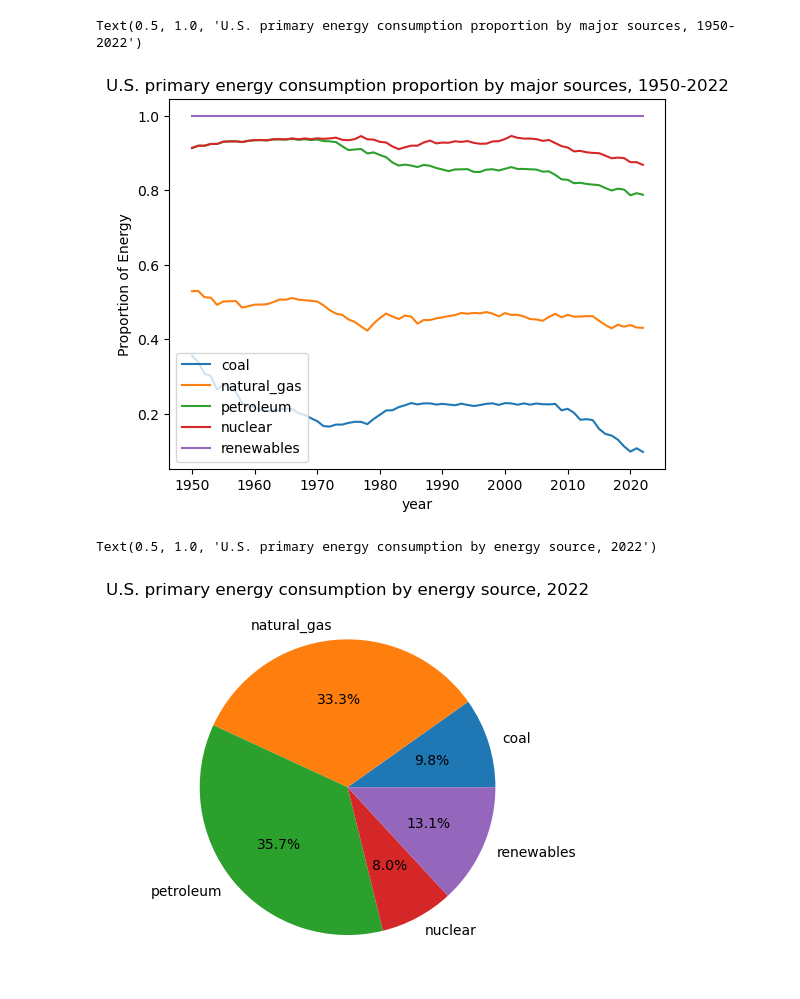
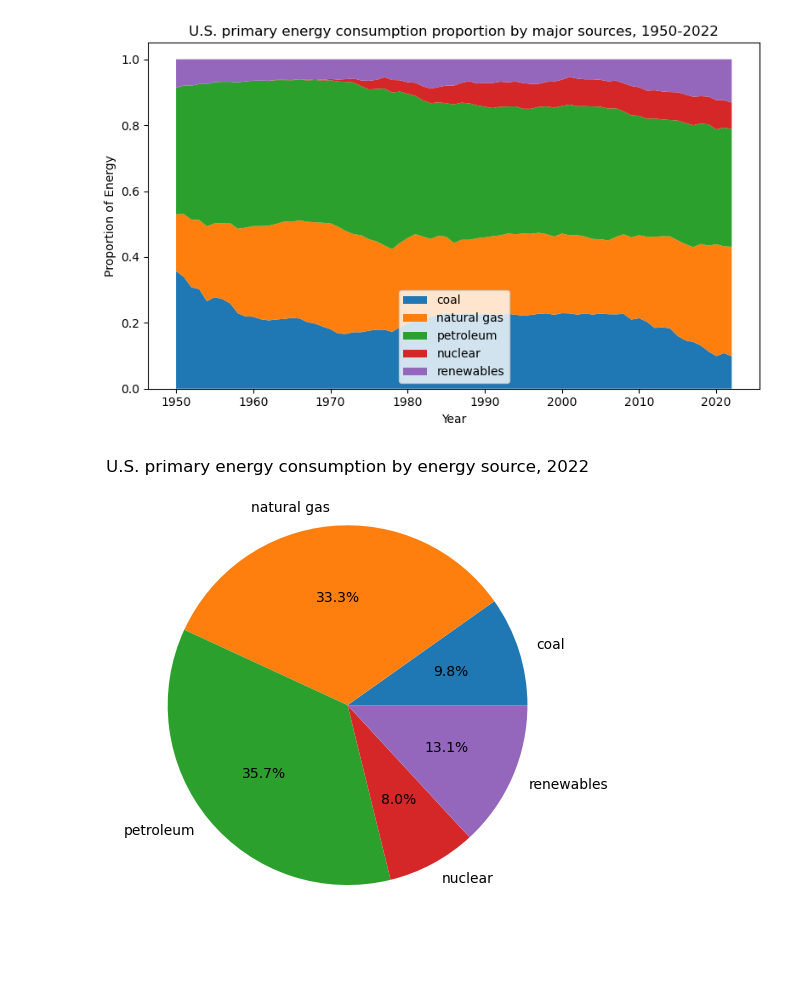
Before and after one commit to MIDS-at-Duke/uds-2024-flamingo, a Jupyter notebook: eda/EQ_ML.ipynb, the cells around one changed output. Cells and saved outputs as stored; diff of their text form; code cells hidden in the pictures; blank space fills up the shorter version.

```diff
--- a/eda/EQ_ML.ipynb
+++ b/eda/EQ_ML.ipynb
@@ -29,0 +22,19 @@ Text(0.5, 1.0, 'U.S. primary engergy consumption by major sources, 1950-2022')
+# %%
+import matplotlib.pyplot as plt
+
+# Set the index to 'year'
+df_year = df.set_index("year")
+
+# Create a list of columns to stack
+columns = ["coal", "natural gas", "petroleum", "nuclear", "renewables"]
+
+# Plot stackplot
+plt.figure(figsize=(8, 5), dpi=100)
+plt.stackplot(df_year.index, [df_year[column] for column in columns], labels=columns)
+plt.xlabel("Year")
+plt.ylabel("Quadrillion British thermal units")
+plt.title("U.S. primary energy consumption by major sources, 1950-2022")
+plt.legend(loc="upper left")
+
+plt.tight_layout()
+plt.show()
@@ -30,38 +43,51 @@ Text(0.5, 1.0, 'U.S. primary engergy consumption by major sources, 1950-2022')
 # %%
+import matplotlib.pyplot as plt
+
 # Calculate the total energy produced each year
-df["total"] = df[["coal", "natural_gas", "petroleum", "nuclear", "renewables"]].sum(
+df["total"] = df[["coal", "natural gas", "petroleum", "nuclear", "renewables"]].sum(
     axis=1
 )
 
 # Calculate the proportion of each energy source
-for column in ["coal", "natural_gas", "petroleum", "nuclear", "renewables"]:
+for column in ["coal", "natural gas", "petroleum", "nuclear", "renewables"]:
     df[column] = df[column] / df["total"]
 
 # Drop the 'total' column as it's no longer needed
 df.drop("total", axis=1, inplace=True)
 
-# Plot the data
-ax = df.set_index("year")[
-    ["coal", "natural_gas", "petroleum", "nuclear", "renewables"]
-].plot(kind="line", stacked=True)
-ax.set_ylabel("Proportion of Energy")
-ax.set_title("U.S. primary energy consumption proportion by major sources, 1950-2022")
+# Set the index to 'year'
+df_year = df.set_index("year")
+
+# Create a list of columns to stack
+columns = ["coal", "natural gas", "petroleum", "nuclear", "renewables"]
+
+# Plot stackplot
+plt.figure(figsize=(8, 5), dpi=100)
+plt.stackplot(df_year.index, [df_year[column] for column in columns], labels=columns)
+plt.xlabel("Year")
+plt.ylabel("Proportion of Energy")
+plt.title("U.S. primary energy consumption proportion by major sources, 1950-2022")
+plt.legend(loc="lower center")
+plt.tight_layout()
+plt.show()
 # %% [output]
-Text(0.5, 1.0, 'U.S. primary energy consumption proportion by major sources, 1950-2022')
-[figure, old version]
+[figure, new version]
 # %%
-# plot a pie chart for year 2022
+import matplotlib.pyplot as plt
 
+# Filter the data for the year 2022
 data_2022 = df[df["year"] == 2022]
 
 # Sum up the values of the energy sources
 energy_sources = data_2022[
-    ["coal", "natural_gas", "petroleum", "nuclear", "renewables"]
+    ["coal", "natural gas", "petroleum", "nuclear", "renewables"]
 ].sum()
 
 # Plot the pie chart
-ax = energy_sources.plot(kind="pie", autopct="%1.1f%%")
-ax.set_title("U.S. primary energy consumption by energy source, 2022")
+plt.figure(figsize=(8, 5), dpi=100)
+plt.pie(energy_sources, labels=energy_sources.index, autopct="%1.1f%%")
+plt.title("U.S. primary energy consumption by energy source, 2022")
+plt.tight_layout()
+plt.show()
 # %% [output]
-Text(0.5, 1.0, 'U.S. primary energy consumption by energy source, 2022')
-[figure, old version]
+[figure, new version]
```
Also changed, not shown: parts of 6 cells of this notebook.
